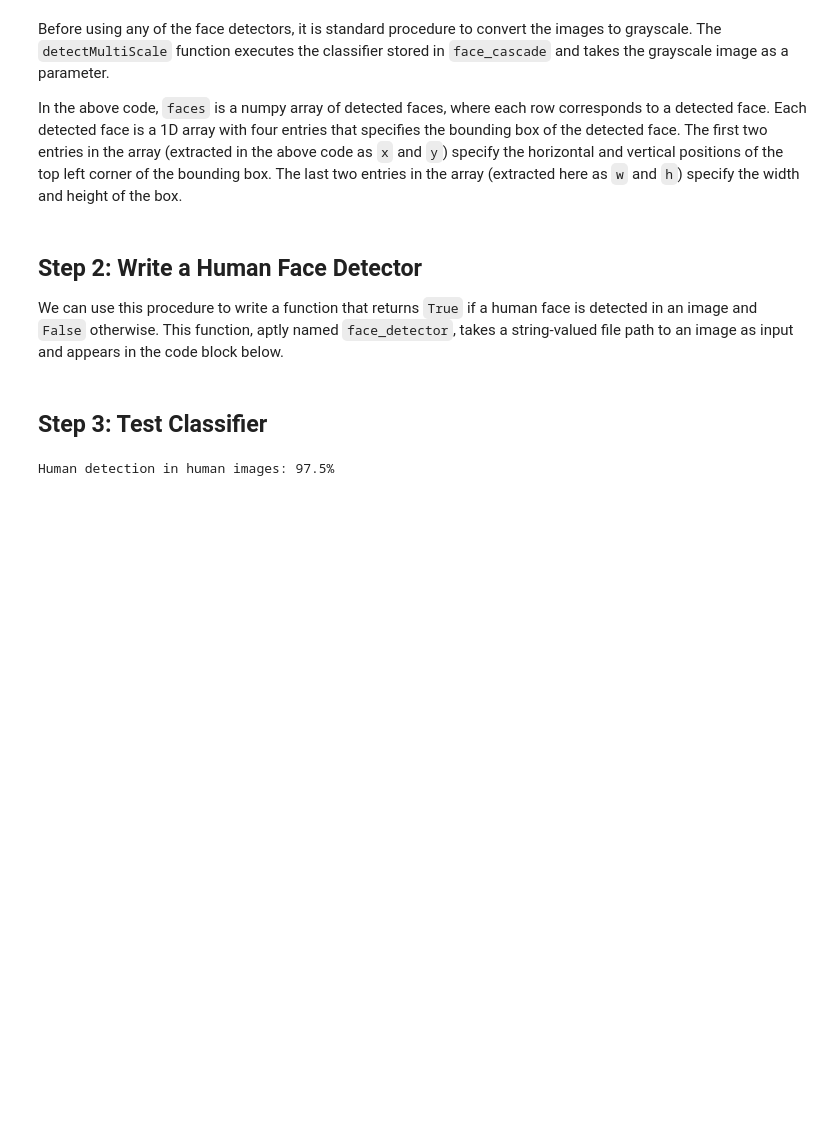
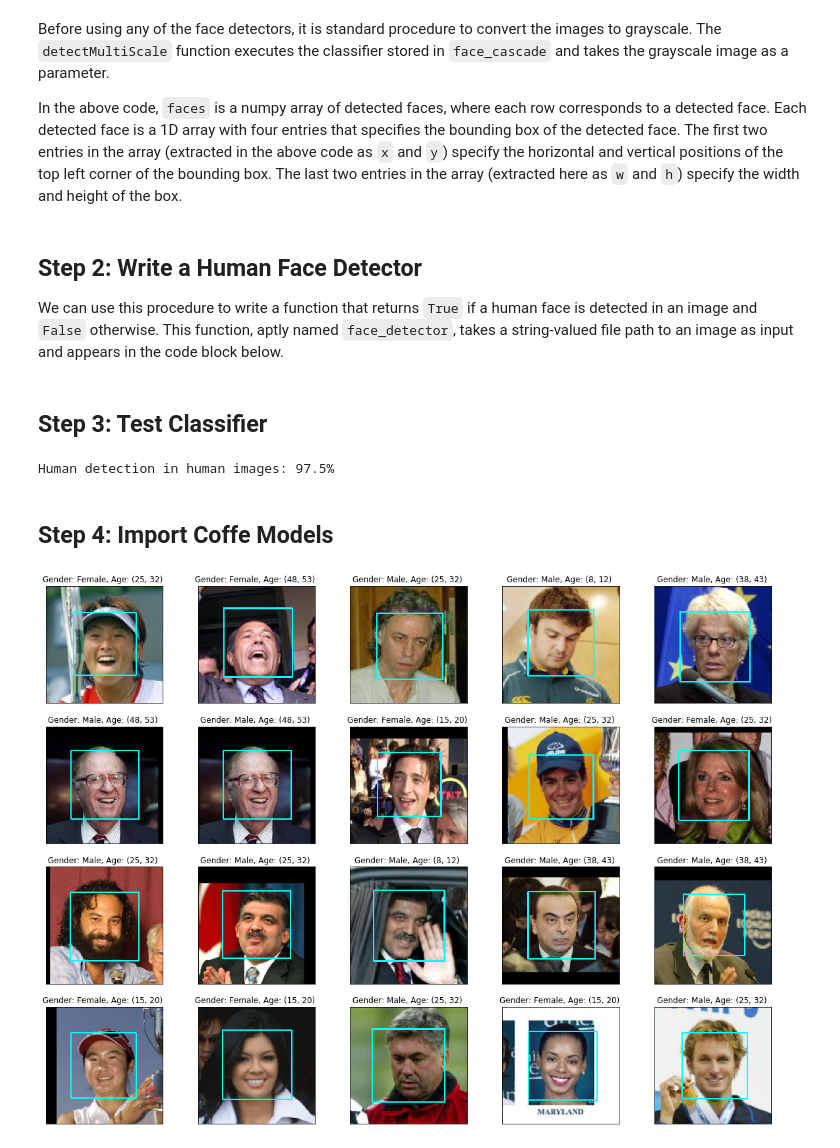
Before and after one commit to cristobalpina/human-face-detector, a Jupyter notebook: face-detector.ipynb, the cells around one changed output. Drawn from its saved outputs; the diff is of its cells as text; code cells hidden in the pictures; blank space fills up the shorter version.

Commit message:
Add coffe models for age and gender prediction
  Add Coffe Models, they can predict age and gender

```diff
--- a/face-detector.ipynb
+++ b/face-detector.ipynb
@@ -85,3 +86,28 @@ for i in range(n):
 print('Human detection in human images: {}%'.format(humans_in_human_files/n*100))
 # %% [output]
 Human detection in human images: 97.5%
+# %% [markdown]
+## Step 4: Import Coffe Models
+# %%
+def load_caffe_models():
+    age_net = cv2.dnn.readNetFromCaffe('./caffe/deploy_age.prototxt', './caffe/age_net.caffemodel')
+    gender_net = cv2.dnn.readNetFromCaffe('./caffe/deploy_gender.prototxt', './caffe/gender_net.caffemodel')
+    return(age_net, gender_net)
+
+age_net, gender_net = load_caffe_models()
+# %%
+age_list = ['(0, 2)', '(4, 6)', '(8, 12)', '(15, 20)', '(25, 32)', '(38, 43)', '(48, 53)', '(60, 100)']
+
+def predict_age(blob):
+    age_net.setInput(blob)
+    age_preds = age_net.forward()
+    age = age_list[age_preds[0].argmax()]
+    return age
+# %%
+gender_list = ['Male', 'Female']
+
+def predict_gender(blob):
+    gender_net.setInput(blob)
+    gender_preds = gender_net.forward()
+    gender = gender_list[gender_preds[0].argmax()]
+    return gender
@@ -87,0 +116,24 @@ Human detection in human images: 97.5%
+# %%
+MODEL_MEAN_VALUES = (78.4263377603, 87.7689143744, 114.895847746)
+img_size = (227, 227)
+d = 15
+
+fig = plt.figure(figsize=(20, 15))
+
+for idx, image in enumerate(human_files[:20]):
+    img = cv2.imread(image)
+    faces = get_faces(img)[:1]
+
+    for (x, y, w, h) in faces:
+        face_img = img[y-d:y+h+d, x-d:x+w+d].copy()
+        cv2.rectangle(img, (x-d, y-d), (x+w+d, y+h+d), (255, 255, 0), 2)
+        blob = cv2.dnn.blobFromImage(face_img, 1, img_size, MODEL_MEAN_VALUES, swapRB=False)
+        gender = predict_gender(blob)
+        age = predict_age(blob)
+        cv_rgb = cv2.cvtColor(img, cv2.COLOR_BGR2RGB)
+
+    ax = fig.add_subplot(4, 5, idx+1, xticks=[], yticks=[])
+    plt.imshow(cv_rgb)
+    plt.title('Gender: {}, Age: {} '.format(gender, age))
+# %% [output]
+[figure, added]
```
Also changed, not shown: parts of 4 cells of this notebook, 4 other files.
